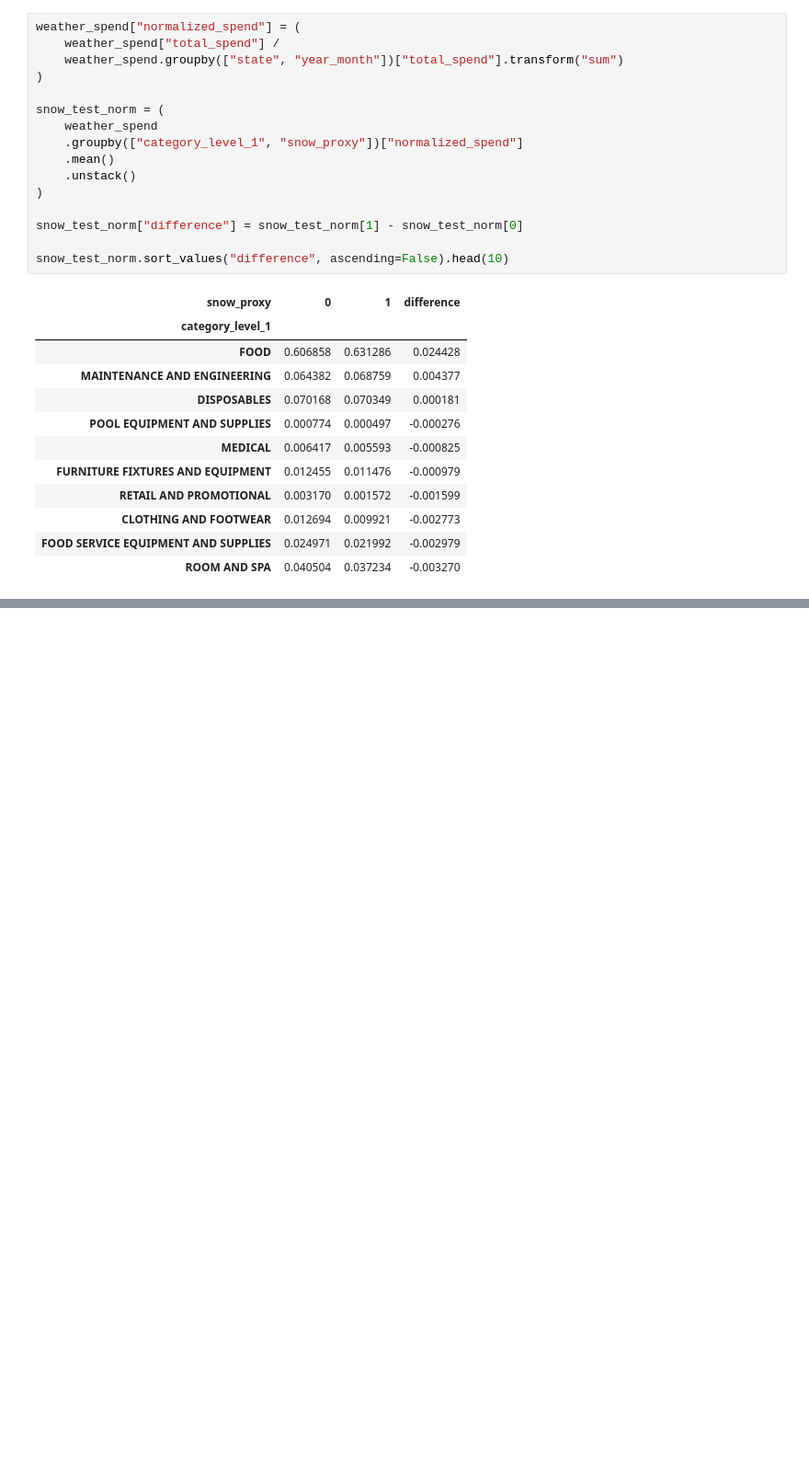
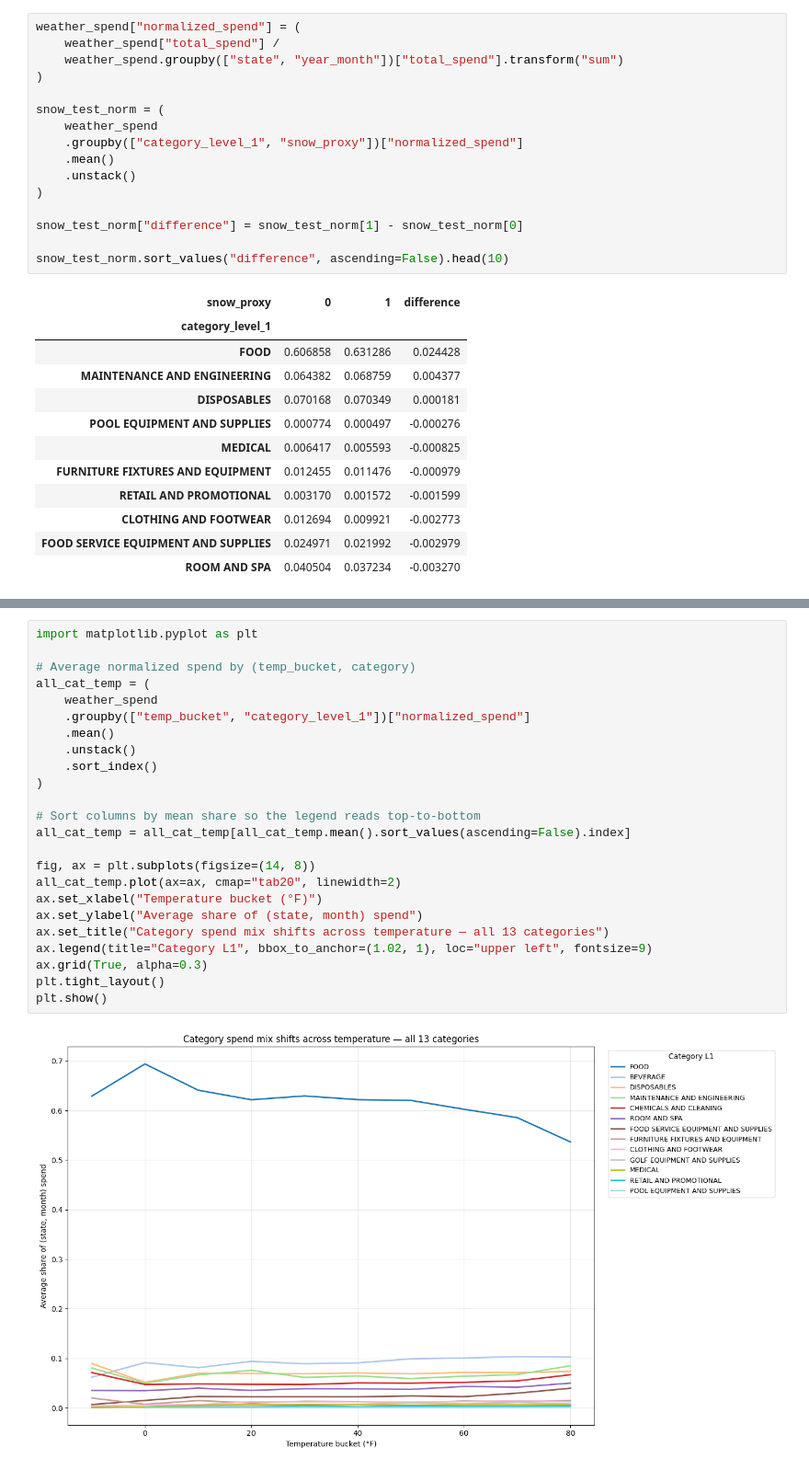
Before and after one commit to jawaadjariwala/Aramark, a Jupyter notebook: 05_weather_correlation_analysis.ipynb, the cells around one changed output, grey strips where cells are left out. Shown at 92% size. Cells and saved outputs as stored; diff of their text form; blank space fills up the shorter version.

```diff
--- a/05_weather_correlation_analysis.ipynb
+++ b/05_weather_correlation_analysis.ipynb
@@ -167,0 +190,26 @@ plt.show()
+# %%
+import matplotlib.pyplot as plt
+
+# Average normalized spend by (temp_bucket, category)
+all_cat_temp = (
+    weather_spend
+    .groupby(["temp_bucket", "category_level_1"])["normalized_spend"]
+    .mean()
+    .unstack()
+    .sort_index()
+)
+
+# Sort columns by mean share so the legend reads top-to-bottom
+all_cat_temp = all_cat_temp[all_cat_temp.mean().sort_values(ascending=False).index]
+
+fig, ax = plt.subplots(figsize=(14, 8))
+all_cat_temp.plot(ax=ax, cmap="tab20", linewidth=2)
+ax.set_xlabel("Temperature bucket (°F)")
+ax.set_ylabel("Average share of (state, month) spend")
+ax.set_title("Category spend mix shifts across temperature — all 13 categories")
+ax.legend(title="Category L1", bbox_to_anchor=(1.02, 1), loc="upper left", fontsize=9)
+ax.grid(True, alpha=0.3)
+plt.tight_layout()
+plt.show()
+# %% [output]
+[figure, added]
```
Also changed, not shown: parts of 25 cells of this notebook.
